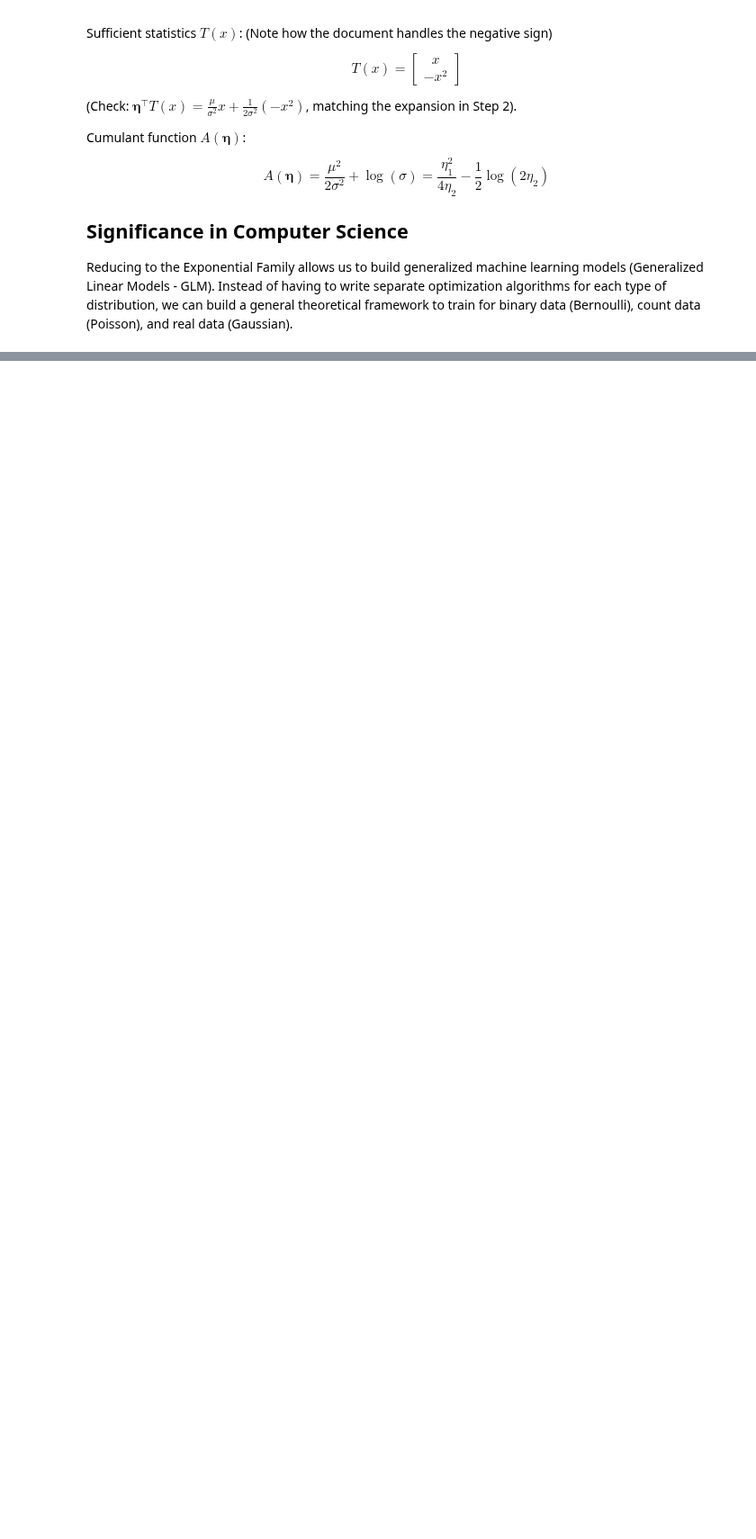
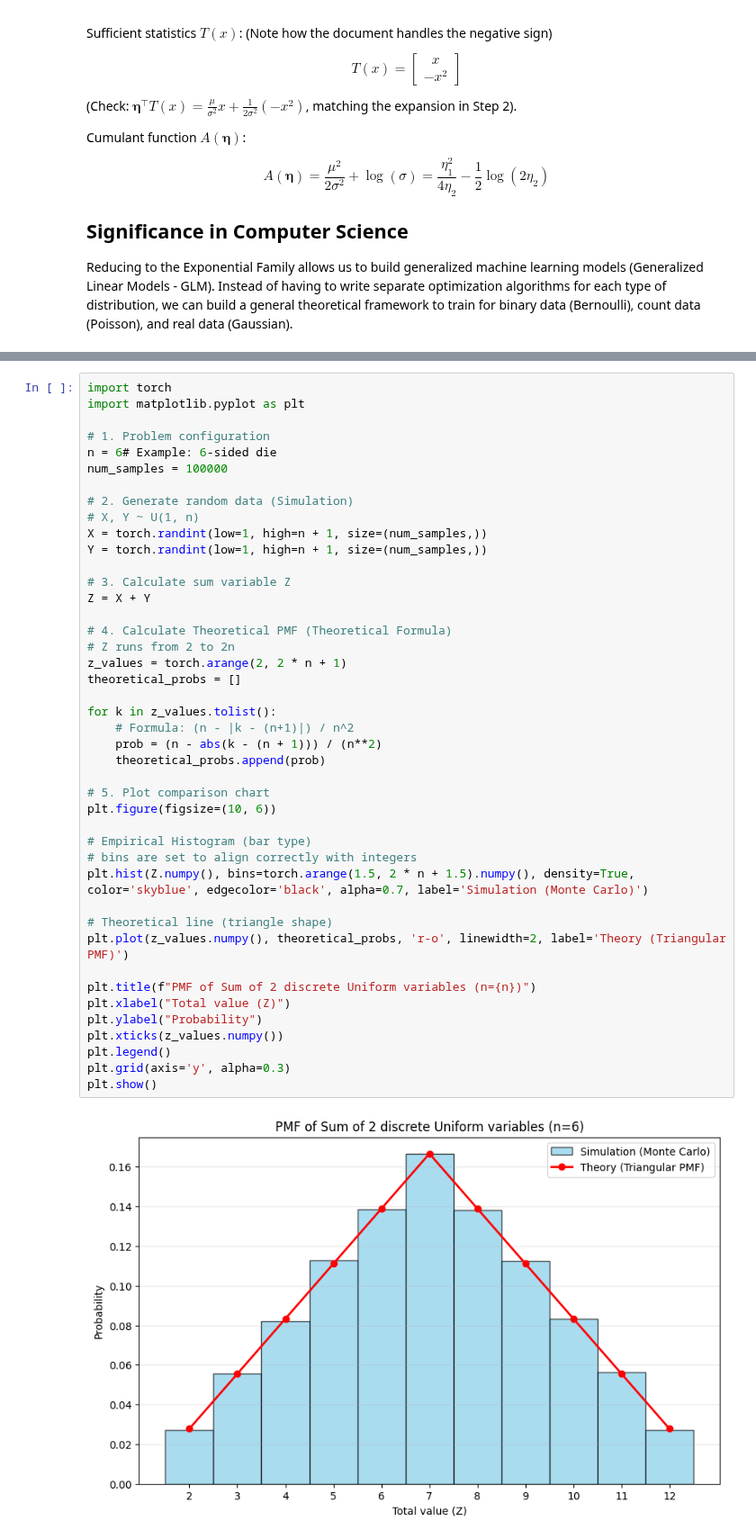
Before and after one commit to vu42/math-co5097-assignment-group-10, a Jupyter notebook: notebooks/distributions.ipynb, the cells around one changed output, grey strips where cells are left out. Shown at 90% size. Drawn from its saved outputs; the diff is of its cells as text; blank space fills up the shorter version.

```diff
--- a/notebooks/distributions.ipynb
+++ b/notebooks/distributions.ipynb
@@ -1656,0 +1905,45 @@ Reducing to the Exponential Family allows us to build generalized machine learni
+# %%
+import torch
+import matplotlib.pyplot as plt
+
+# 1. Problem configuration
+n = 6# Example: 6-sided die
+num_samples = 100000
+
+# 2. Generate random data (Simulation)
+# X, Y ~ U(1, n)
+X = torch.randint(low=1, high=n + 1, size=(num_samples,))
+Y = torch.randint(low=1, high=n + 1, size=(num_samples,))
+
+# 3. Calculate sum variable Z
+Z = X + Y
+
+# 4. Calculate Theoretical PMF (Theoretical Formula)
+# Z runs from 2 to 2n
+z_values = torch.arange(2, 2 * n + 1)
+theoretical_probs = []
+
+for k in z_values.tolist():
+    # Formula: (n - |k - (n+1)|) / n^2
+    prob = (n - abs(k - (n + 1))) / (n**2)
+    theoretical_probs.append(prob)
+
+# 5. Plot comparison chart
+plt.figure(figsize=(10, 6))
+
+# Empirical Histogram (bar type)
+# bins are set to align correctly with integers
+plt.hist(Z.numpy(), bins=torch.arange(1.5, 2 * n + 1.5).numpy(), density=True, color='skyblue', edgecolor='black', alpha=0.7, label='Simulation (Monte Carlo)')
+
+# Theoretical line (triangle shape)
+plt.plot(z_values.numpy(), theoretical_probs, 'r-o', linewidth=2, label='Theory (Triangular PMF)')
+
+plt.title(f"PMF of Sum of 2 discrete Uniform variables (n={n})")
+plt.xlabel("Total value (Z)")
+plt.ylabel("Probability")
+plt.xticks(z_values.numpy())
+plt.legend()
+plt.grid(axis='y', alpha=0.3)
+plt.show()
+# %% [output]
+[figure, added]
```
Also changed, not shown: parts of 13 cells of this notebook, 1 other file.
